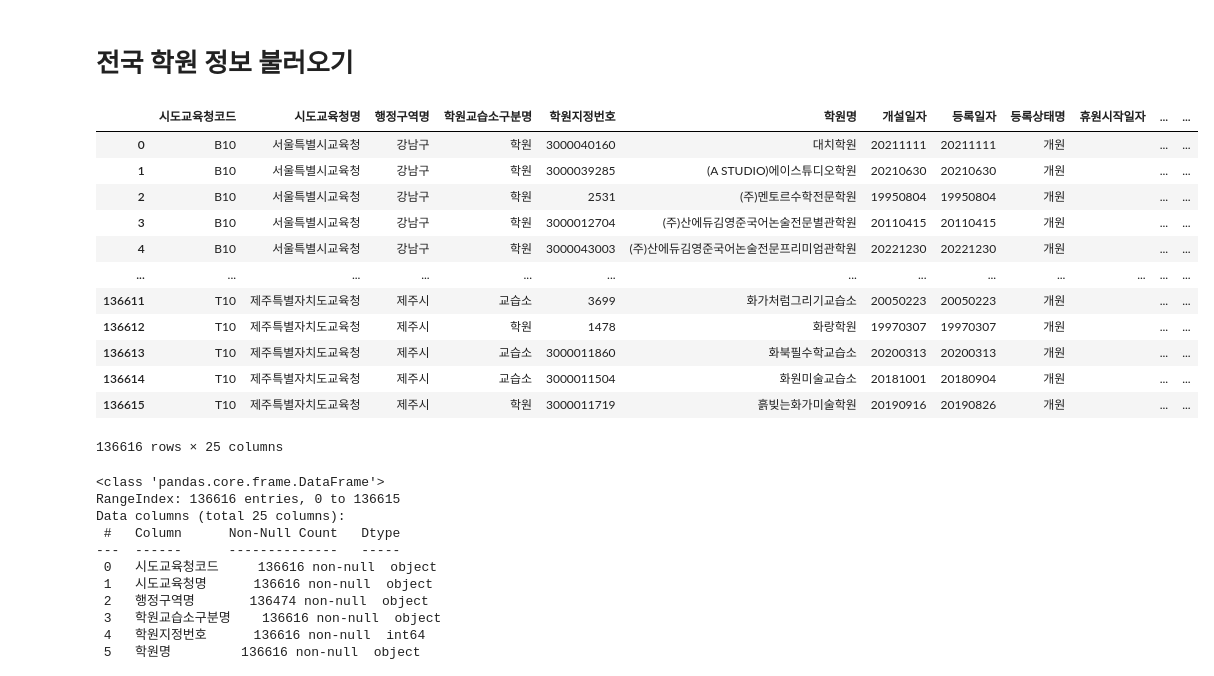
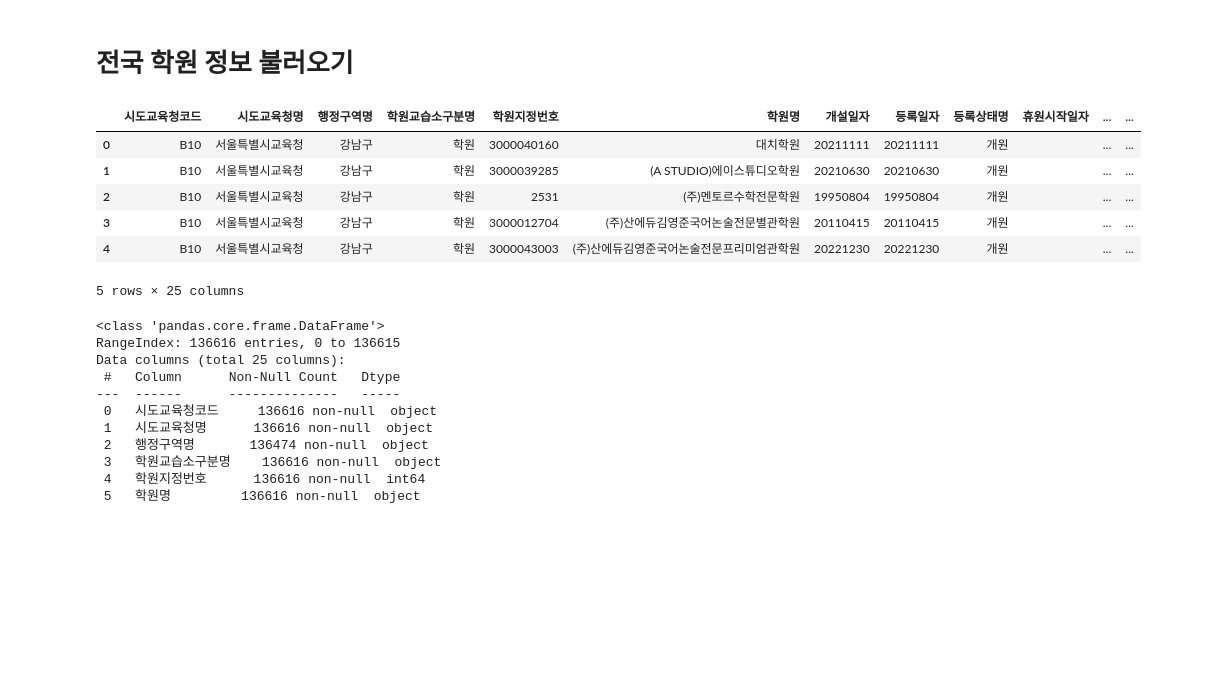
Before and after one commit to Minseos/-, a Jupyter notebook: 06_machine_learning/project2/회귀분석으로_집값예측하기_ver2.ipynb, the cells around one changed output. Drawn from its saved outputs; the diff is of its cells as text; code cells hidden in the pictures; blank space fills up the shorter version.

```diff
--- a/06_machine_learning/project2/회귀분석으로_집값예측하기_ver2.ipynb
+++ b/06_machine_learning/project2/회귀분석으로_집값예측하기_ver2.ipynb
@@ -496,21 +441,15 @@ old_address_df
 # 전국 학원 정보 불러오기
 # %%
 academy= pd.read_csv('./data/exchange/학원교습소정보_2024년08월31일기준.csv',encoding='cp949')
-academy
+academy.head()
 # %% [output]
 |  | 시도교육청코드 | 시도교육청명 | 행정구역명 | 학원교습소구분명 | 학원지정번호 | 학원명 | 개설일자 | 등록일자 | 등록상태명 | 휴원시작일자 | ... | ... |
 | 0 | B10 | 서울특별시교육청 | 강남구 | 학원 | 3000040160 | 대치학원 | 20211111 | 20211111 | 개원 |  | ... | ... |
 | 1 | B10 | 서울특별시교육청 | 강남구 | 학원 | 3000039285 | (A STUDIO)에이스튜디오학원 | 20210630 | 20210630 | 개원 |  | ... | ... |
 | 2 | B10 | 서울특별시교육청 | 강남구 | 학원 | 2531 | (주)멘토르수학전문학원 | 19950804 | 19950804 | 개원 |  | ... | ... |
 | 3 | B10 | 서울특별시교육청 | 강남구 | 학원 | 3000012704 | (주)산에듀김영준국어논술전문별관학원 | 20110415 | 20110415 | 개원 |  | ... | ... |
 | 4 | B10 | 서울특별시교육청 | 강남구 | 학원 | 3000043003 | (주)산에듀김영준국어논술전문프리미엄관학원 | 20221230 | 20221230 | 개원 |  | ... | ... |
-| ... | ... | ... | ... | ... | ... | ... | ... | ... | ... | ... | ... | ... |
-| 136611 | T10 | 제주특별자치도교육청 | 제주시 | 교습소 | 3699 | 화가처럼그리기교습소 | 20050223 | 20050223 | 개원 |  | ... | ... |
-| 136612 | T10 | 제주특별자치도교육청 | 제주시 | 학원 | 1478 | 화랑학원 | 19970307 | 19970307 | 개원 |  | ... | ... |
-| 136613 | T10 | 제주특별자치도교육청 | 제주시 | 교습소 | 3000011860 | 화북필수학교습소 | 20200313 | 20200313 | 개원 |  | ... | ... |
-| 136614 | T10 | 제주특별자치도교육청 | 제주시 | 교습소 | 3000011504 | 화원미술교습소 | 20181001 | 20180904 | 개원 |  | ... | ... |
-| 136615 | T10 | 제주특별자치도교육청 | 제주시 | 학원 | 3000011719 | 흙빚는화가미술학원 | 20190916 | 20190826 | 개원 |  | ... | ... |
-136616 rows × 25 columns
+5 rows × 25 columns
 # %%
 academy.info()
 # %% [output]
```
Also changed, not shown: parts of 24 cells of this notebook, 4 other files.
